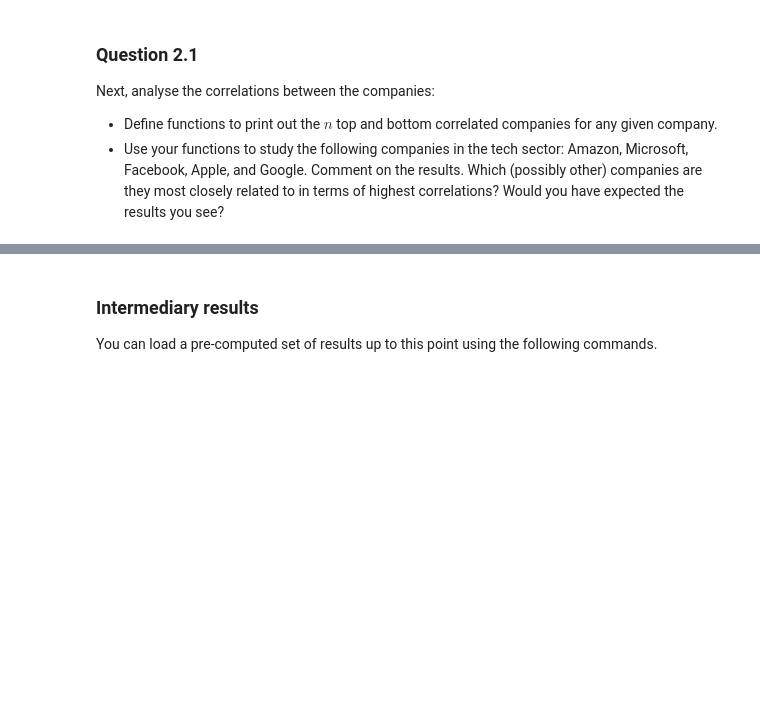
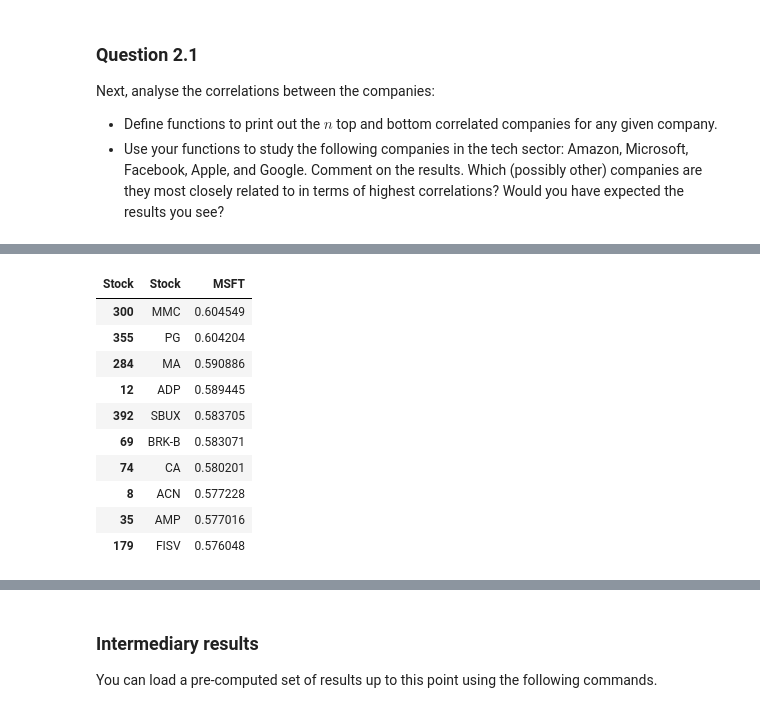
Before and after one commit to Mengsch3/apps-python-hw-03, a Jupyter notebook: hw_03_nb.ipynb, the cells around one changed output, grey strips where cells are left out. Saved outputs shown, nothing was run; the diff lists cells and outputs as text; code cells hidden in the pictures; blank space fills up the shorter version.

```diff
--- a/hw_03_nb.ipynb
+++ b/hw_03_nb.ipynb
@@ -250,0 +267,14 @@ Top_10_highest_corr_GOOG, Top_10_lowest_corr_GOOG = obtain_top_bottom(correlatio
+# %%
+Top_10_highest_corr_MSFT
+# %% [output]
+| Stock | Stock | MSFT |
+| 300 | MMC | 0.604549 |
+| 355 | PG | 0.604204 |
+| 284 | MA | 0.590886 |
+| 12 | ADP | 0.589445 |
+| 392 | SBUX | 0.583705 |
+| 69 | BRK-B | 0.583071 |
+| 74 | CA | 0.580201 |
+| 8 | ACN | 0.577228 |
+| 35 | AMP | 0.577016 |
+| 179 | FISV | 0.576048 |
```
Also changed, not shown: parts of 8 cells of this notebook.
